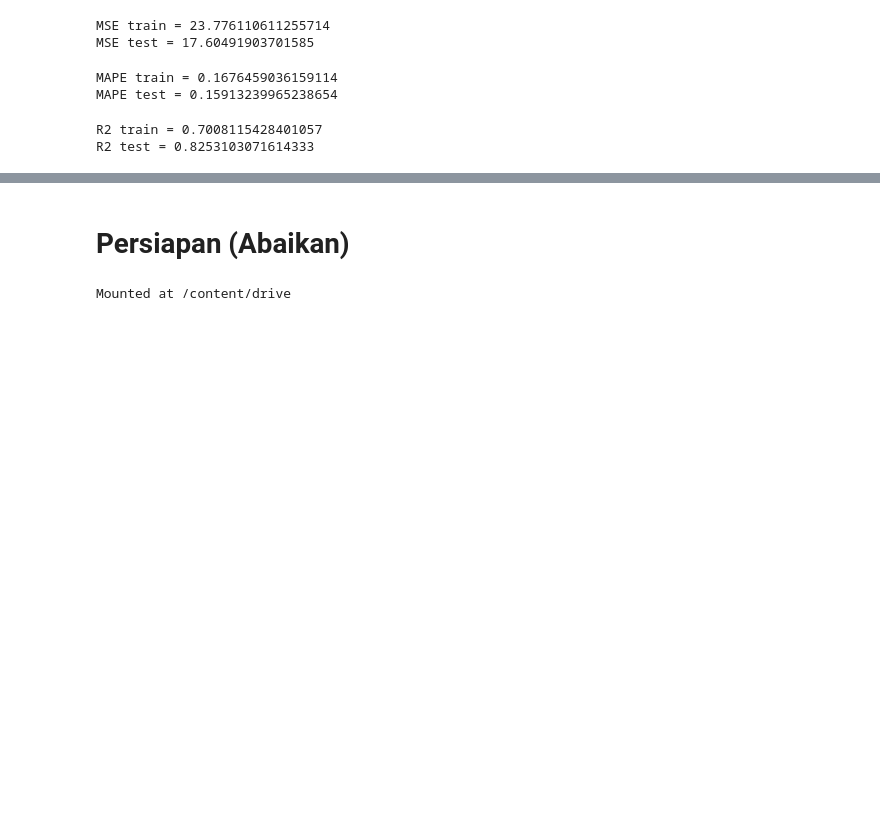
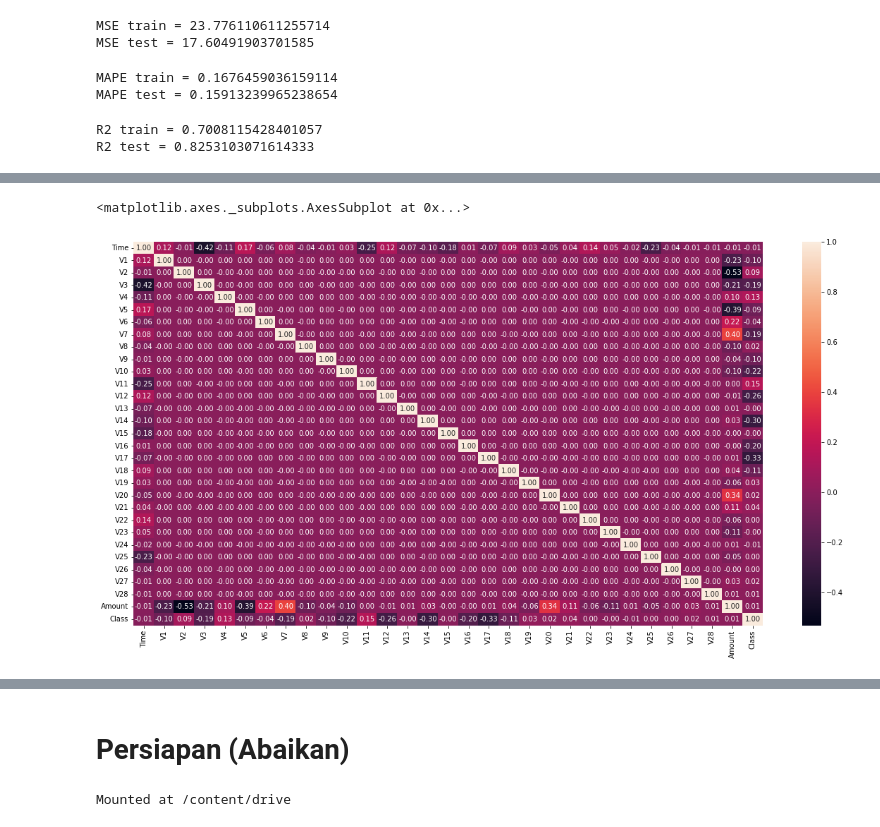
Before and after one commit to YogiAnggara129/ml-path, a Jupyter notebook: ml-intro.ipynb, the cells around one changed output, grey strips where cells are left out. Cells and saved outputs as stored; diff of their text form; code cells hidden in the pictures; blank space fills up the shorter version.

```diff
--- a/ml-intro.ipynb
+++ b/ml-intro.ipynb
@@ -248,0 +331,3 @@ R2 test = 0.8253103071614333
+# %%
+df = pd.read_csv('creditcard.csv')
+df.head()
@@ -250,0 +375,6 @@ R2 test = 0.8253103071614333
+# %%
+plt.figure(figsize=(20,10))
+sns.heatmap(df.corr(), annot=True, fmt='.2f')
+# %% [output]
+<matplotlib.axes._subplots.AxesSubplot at 0x...>
+[figure, added]
```
Also changed, not shown: parts of 59 cells of this notebook.
